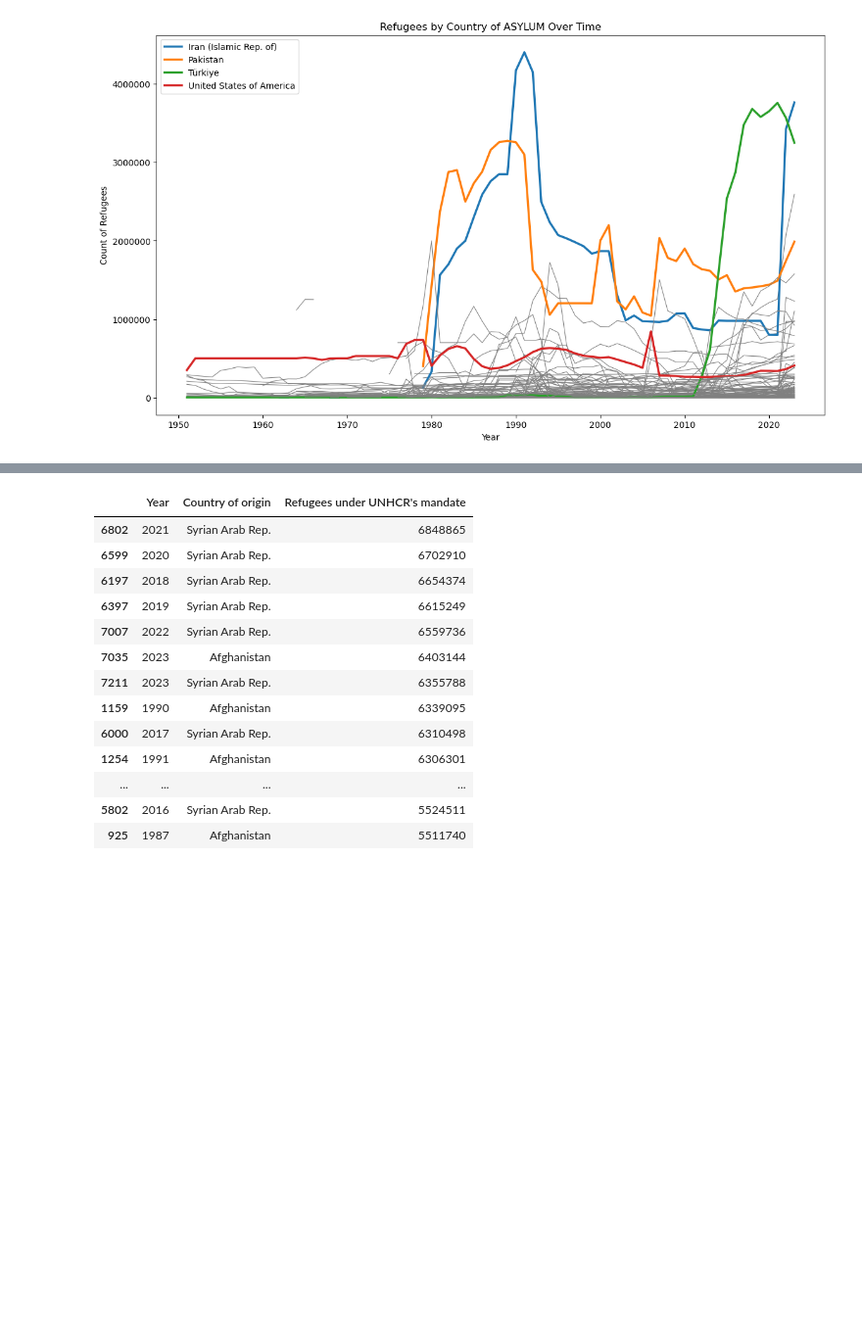
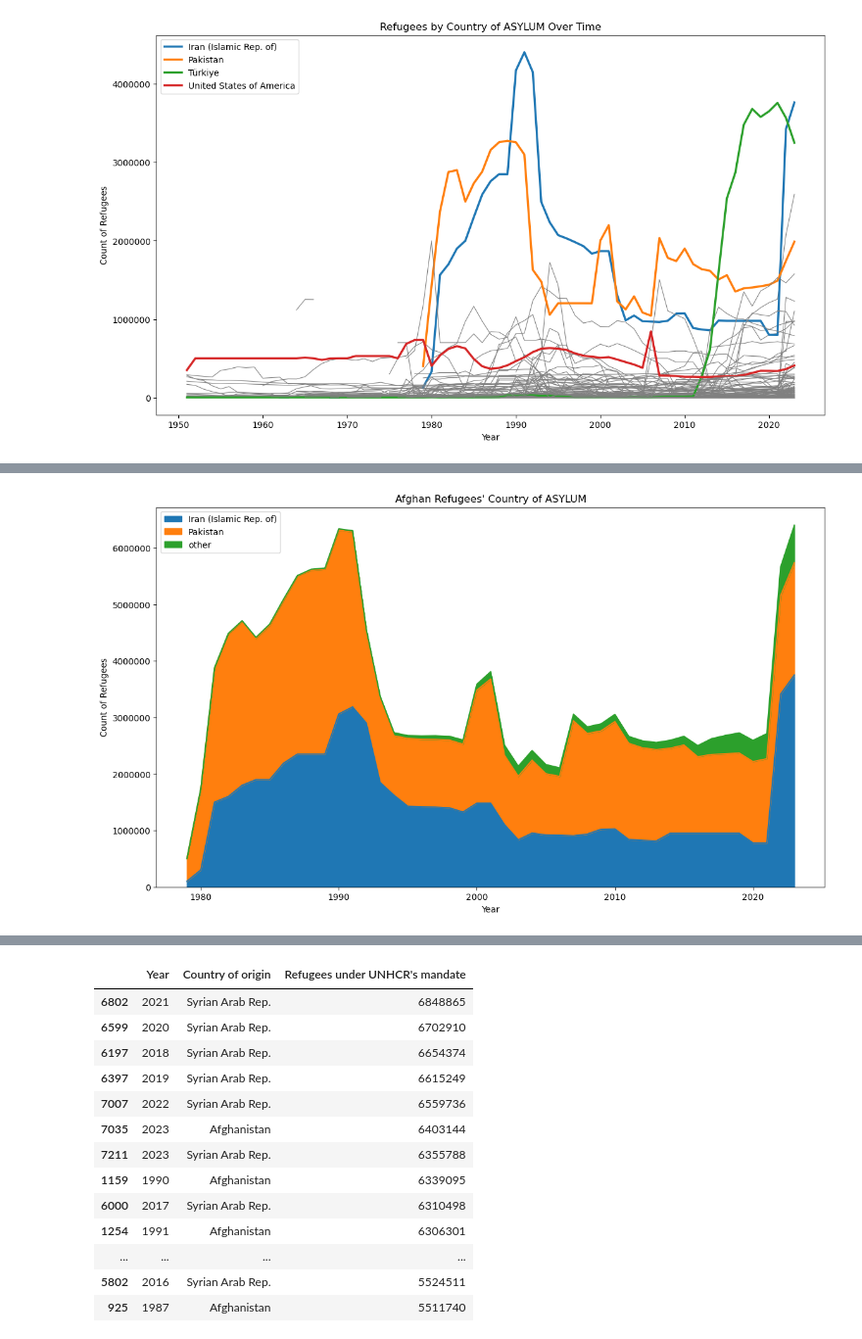
Before and after one commit to ryanhartman247/capstone_refugees_da12, a Jupyter notebook: notebooks/population_totals.ipynb, the cells around one changed output, grey strips where cells are left out. Shown at 98% size. Saved outputs shown, nothing was run; the diff lists cells and outputs as text; code cells hidden in the pictures; blank space fills up the shorter version.

```diff
--- a/notebooks/population_totals.ipynb
+++ b/notebooks/population_totals.ipynb
@@ -406,0 +389,19 @@ plt.show()
+# %%
+afghanistan_2 = pop_df[pop_df['Country of origin'] == 'Afghanistan']
+#afghanistan
+
+# grouping by year, country of asylum
+afghanistan_grouped_2 = afghanistan_2.groupby(['Year', 'Country of asylum'])['Refugees under UNHCR\'s mandate'].sum().reset_index()
+#afghanistan_grouped
+
+# adding a column and changing counries to 'other' other than what I call out...
+country_of_asylum = []
+for country in afghanistan_grouped_2['Country of asylum']:
+    if country == 'Pakistan':
+        country_of_asylum.append('Pakistan')
+    elif country == 'Iran (Islamic Rep. of)':
+        country_of_asylum.append('Iran (Islamic Rep. of)')
+    else:
+        country_of_asylum.append('other')
+afghanistan_grouped_2['country_of_asylum'] = country_of_asylum
+afghanistan_grouped_2
@@ -406,0 +445,11 @@ plt.show()
+# %%
+# converting pivot table so it can be displayed on line graph.
+
+# first I have to group by year and country
+afghanistan_grouped_2 = afghanistan_grouped_2.groupby(['Year', 'country_of_asylum']).agg({
+    'Refugees under UNHCR\'s mandate': 'sum'  # Sum or choose another aggregation method
+}).reset_index()
+
+# now I can pivot
+afghanistan_pivot_2 = afghanistan_grouped_2.pivot(index='Year', columns='country_of_asylum', values='Refugees under UNHCR\'s mandate')
+afghanistan_pivot_2.head()
@@ -406,0 +485,13 @@ plt.show()
+# %%
+# now finally I can freakin graph
+plt.figure(figsize=(14, 8))
+afghanistan_pivot_2.plot(kind='area', stacked=True, ax=plt.gca())
+
+plt.xlabel('Year')
+plt.ylabel('Count of Refugees')
+plt.title('Afghan Refugees\' Country of ASYLUM')
+plt.ticklabel_format(style='plain')
+plt.legend(loc='upper left')
+plt.show()
+# %% [output]
+[figure, added]
```
Also changed, not shown: parts of 44 cells of this notebook, 2 other files.
